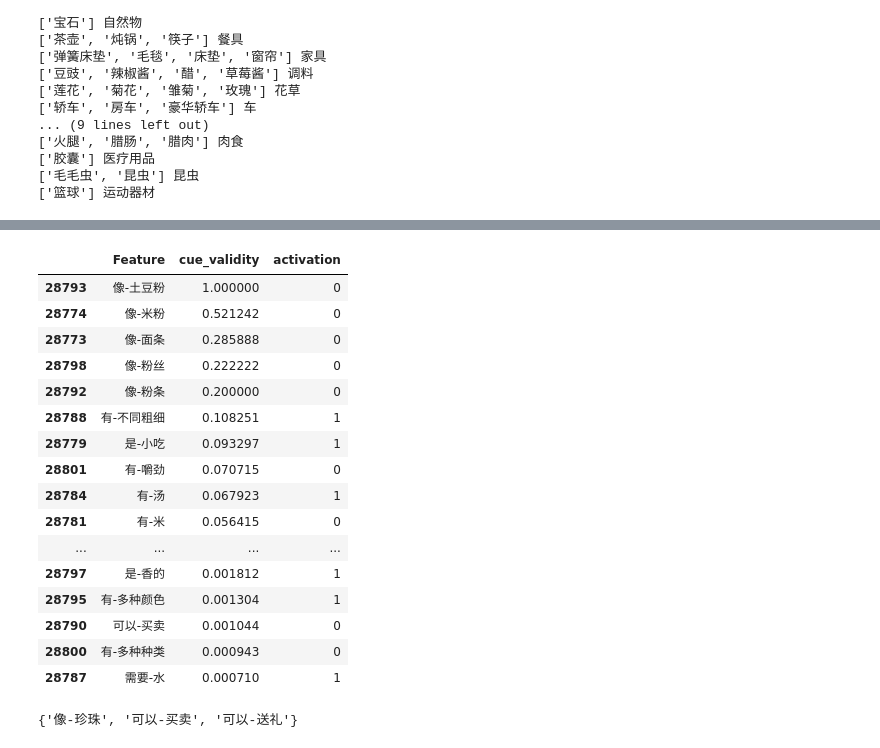
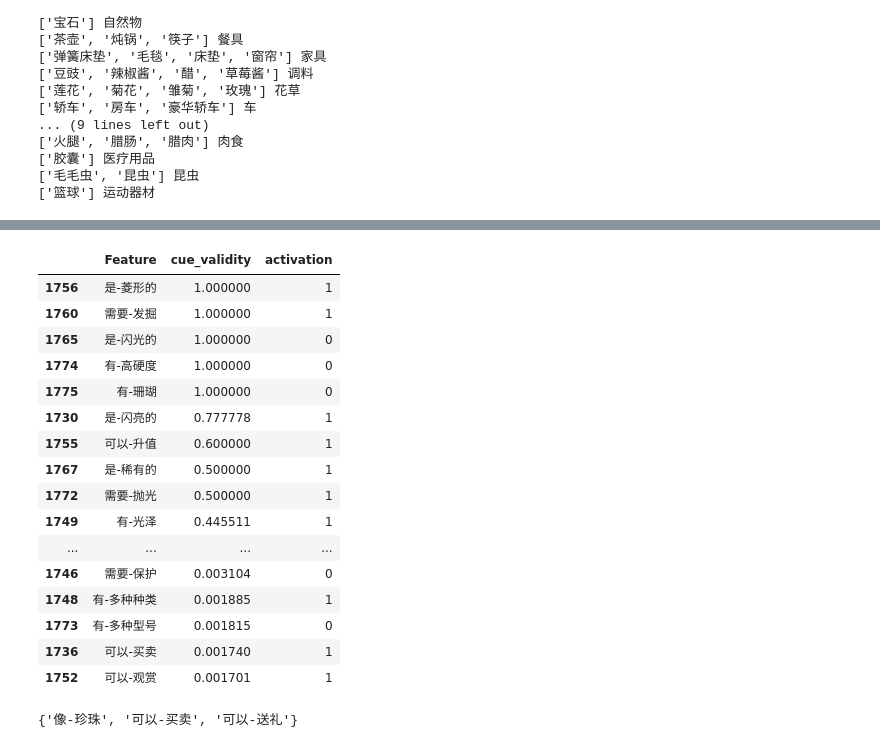
Before and after one commit to JoseZhangSH/SemanticNetwork_DataAnalysis, a Jupyter notebook: data/Data Processing.ipynb, the cells around one changed output, grey strips where cells are left out. Saved outputs shown, nothing was run; the diff lists cells and outputs as text; code cells hidden in the pictures.

```diff
--- a/data/Data Processing.ipynb
+++ b/data/Data Processing.ipynb
@@ -350,23 +356,23 @@ See the caveats in the documentation: https://pandas.pydata.org/pandas-docs/stab
 # %%
-List_Semantic_Feature(df_compare_initial,'米线')
+List_Semantic_Feature(df_compare_initial,'宝石')
 # %% [output]
 |  | Feature | cue_validity | activation |
-| 28793 | 像-土豆粉 | 1.000000 | 0 |
-| 28774 | 像-米粉 | 0.521242 | 0 |
-| 28773 | 像-面条 | 0.285888 | 0 |
-| 28798 | 像-粉丝 | 0.222222 | 0 |
-| 28792 | 像-粉条 | 0.200000 | 0 |
-| 28788 | 有-不同粗细 | 0.108251 | 1 |
-| 28779 | 是-小吃 | 0.093297 | 1 |
-| 28801 | 有-嚼劲 | 0.070715 | 0 |
-| 28784 | 有-汤 | 0.067923 | 1 |
-| 28781 | 有-米 | 0.056415 | 0 |
+| 1756 | 是-菱形的 | 1.000000 | 1 |
+| 1760 | 需要-发掘 | 1.000000 | 1 |
+| 1765 | 是-闪光的 | 1.000000 | 0 |
+| 1774 | 有-高硬度 | 1.000000 | 0 |
+| 1775 | 有-珊瑚 | 1.000000 | 0 |
+| 1730 | 是-闪亮的 | 0.777778 | 1 |
+| 1755 | 可以-升值 | 0.600000 | 1 |
+| 1767 | 是-稀有的 | 0.500000 | 1 |
+| 1772 | 需要-抛光 | 0.500000 | 1 |
+| 1749 | 有-光泽 | 0.445511 | 1 |
 | ... | ... | ... | ... |
-| 28797 | 是-香的 | 0.001812 | 1 |
-| 28795 | 有-多种颜色 | 0.001304 | 1 |
-| 28790 | 可以-买卖 | 0.001044 | 0 |
-| 28800 | 有-多种种类 | 0.000943 | 0 |
-| 28787 | 需要-水 | 0.000710 | 1 |
+| 1746 | 需要-保护 | 0.003104 | 0 |
+| 1748 | 有-多种种类 | 0.001885 | 1 |
+| 1773 | 有-多种型号 | 0.001815 | 0 |
+| 1736 | 可以-买卖 | 0.001740 | 1 |
+| 1752 | 可以-观赏 | 0.001701 | 1 |
 # %%
 Extract_Associate_SemanticFeature(df_compare_initial, 'Concept', 'Feature', '宝石', '荔枝')
 # %% [output]
```
Also changed, not shown: parts of 3 cells of this notebook, 4 other files.
